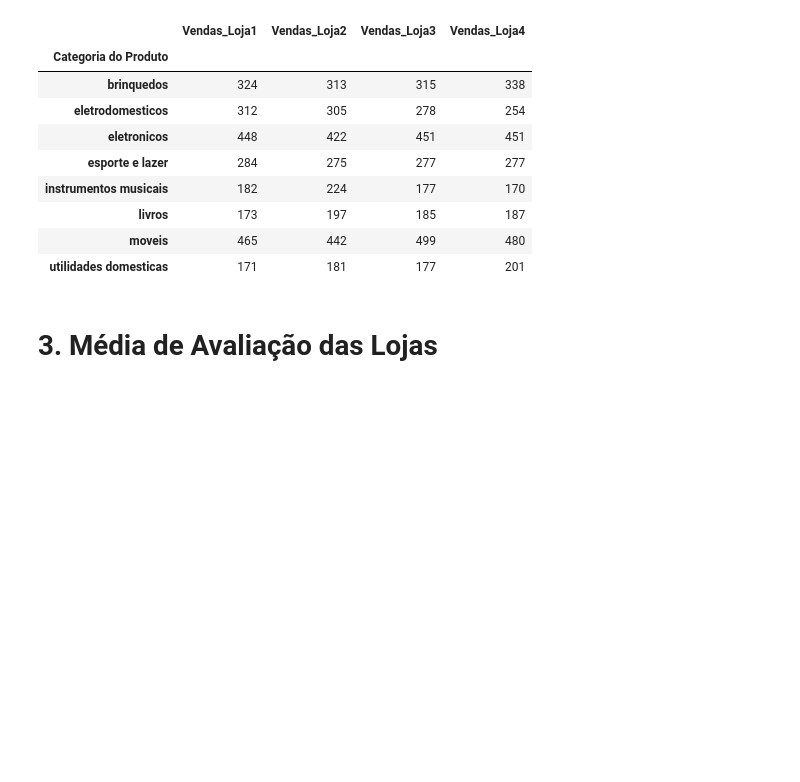
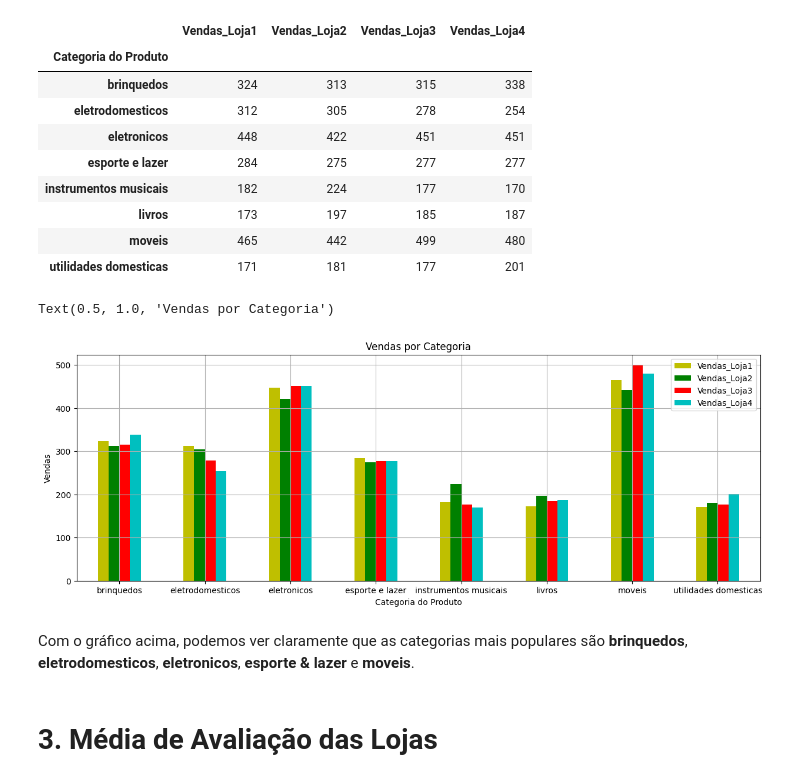
Before and after one commit to samarawwleticia/challengedadosalura, a Jupyter notebook: AluraStoreBrasil.ipynb, the cells around one changed output. Cells and saved outputs as stored; diff of their text form; code cells hidden in the pictures; blank space fills up the shorter version.

Commit message:
feito o grafico de vendas de categoria

```diff
--- a/AluraStoreBrasil.ipynb
+++ b/AluraStoreBrasil.ipynb
@@ -119,3 +116,11 @@ popular4 = vendaporCategoria_loja4.sort_values(by='Produto', ascending=False).he
+# %%
+ax = vendasPopulares.plot.bar(rot=0, figsize=(15, 5), grid=True, ylabel='Vendas', color=['y', 'g', 'r', 'c'])
+ax.set_title("Vendas por Categoria")
+# %% [output]
+Text(0.5, 1.0, 'Vendas por Categoria')
+[figure, added]
+# %% [markdown]
+Com o gráfico acima, podemos ver claramente que as categorias mais populares são **brinquedos**, **eletrodomesticos**, **eletronicos**, **esporte & lazer** e **moveis**.
 # %% [markdown]
 # 3. Média de Avaliação das Lojas
 # %% [markdown]
```
Also changed, not shown: parts of 2 cells of this notebook.
